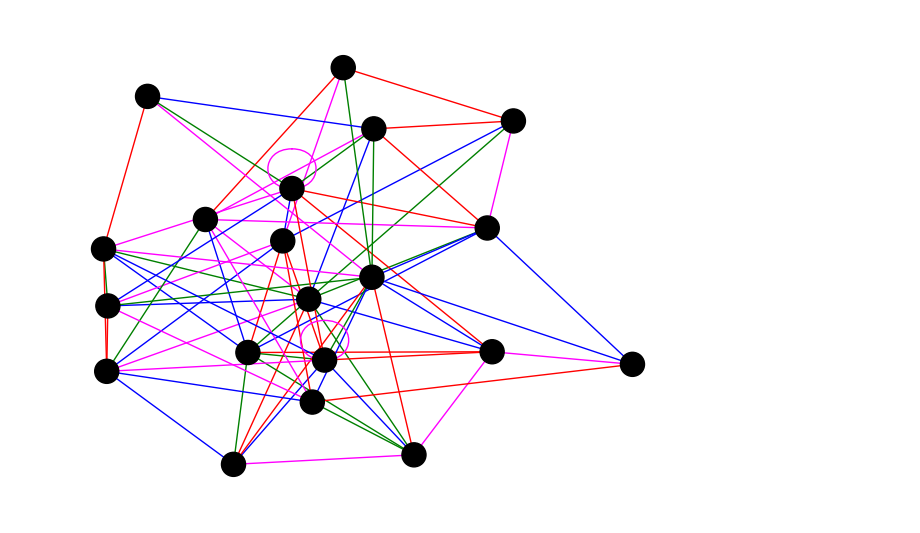
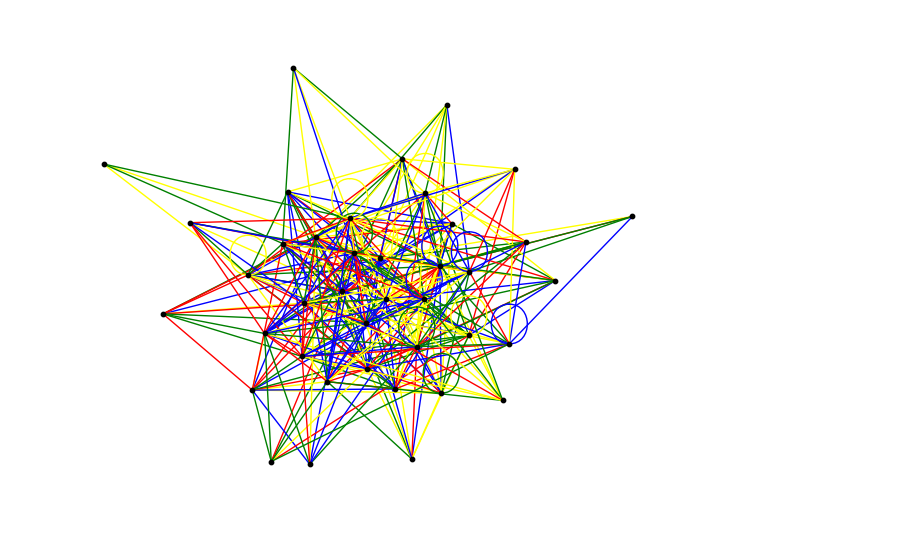
Before and after one commit to karoljanic/stem-soccer, a Jupyter notebook: investigation.ipynb, the cells around one changed output. Drawn from its saved outputs; the diff is of its cells as text; code cells hidden in the pictures.

Commit message:
Sketch of random sequence graph generating

```diff
--- a/investigation.ipynb
+++ b/investigation.ipynb
@@ -141,40 +139,74 @@ def barabasi_albert_with_coloring(n, m, node_coloring_function, edge_coloring_fu
         targets = random_subset(repeated_nodes, m)
 
         G.add_edges_from(zip([source] * m, targets))
         repeated_nodes.extend(targets)
         repeated_nodes.extend([source] * m)
 
         G.nodes[source]['color'] = node_coloring_function(G, source)
         for target in targets:
             G.edges[source, target]['color'] = edge_coloring_function(G, source, target)
 
         source += 1
 
     return G
 
+def sequence_random_graph(n, m, colors):
+    G = nx.Graph()
+    G.add_nodes_from(range(n))
+
+    current_nodes = [0]
+
+    for _ in range(5):
+        new_current_nodes = []
+        for node in current_nodes:
+            targets = random_subset(range(n), m)
+            for target in targets:
+                color = random.choice(colors)
+                G.add_edge(node, target, color=color)
+                if color == colors[0]:
+                    new_current_nodes.append(target)
+        current_nodes = new_current_nodes
+
+
+    return G
+
 def identity_coloring(color):
     return lambda G, *args: color
 
 def edge_coloring_1(G, source, target):
     adjacency_edges = G.edges(source)
     adjacency_edges_colors = [G.edges[edge]['color'] for edge in adjacency_edges if 'color' in G.edges[edge]]
     distinct_colors = set(adjacency_edges_colors + ['red', 'green', 'blue', 'magenta'])
     colors_count = {color: 1 / (1 + adjacency_edges_colors.count(color))**2 for color in distinct_colors}
 
     # print(f"source: {source}, target: {target}: {adjacency_edges} - {adjacency_edges_colors} - {colors_count}")
     return roll(colors_count)[0]
 
+def edge_coloring_2(G, source, target):
+    adjacency_edges = G.edges(source)
+    adjacency_edges_colors = [G.edges[edge]['color'] for edge in adjacency_edges if 'color' in G.edges[edge]]
+    distinct_colors = set(adjacency_edges_colors + ['red', 'green', 'blue', 'magenta'])
+    colors_count = {color: 1 / (1 + adjacency_edges_colors.count(color))**2 for color in distinct_colors}
 
-N = 20
-M = 4
+    # print(f"source: {source}, target: {target}: {adjacency_edges} - {adjacency_edges_colors} - {colors_count}")
+    return roll(colors_count)[0]
 
-barabasi_albert_graph = barabasi_albert_with_coloring(N, M, identity_coloring('black'), edge_coloring_1)
-node_colors = [barabasi_albert_graph.nodes[node]['color'] for node in barabasi_albert_graph.nodes]
-edge_colors = [barabasi_albert_graph.edges[edge]['color'] for edge in barabasi_albert_graph.edges]
 
-nx.draw(barabasi_albert_graph, with_labels=False, node_color=node_colors, edge_color=edge_colors)
+N = 40
+M = 8
+P = 0.2
+
+# barabasi_albert_graph = barabasi_albert_with_coloring(N, M, identity_coloring('black'), edge_coloring_2)
+# node_colors = [barabasi_albert_graph.nodes[node]['color'] for node in barabasi_albert_graph.nodes]
+# edge_colors = [barabasi_albert_graph.edges[edge]['color'] for edge in barabasi_albert_graph.edges]
+
+# nx.draw(barabasi_albert_graph, with_labels=False, node_color=node_colors, edge_color=edge_colors)
+
+sequence_random_graph = sequence_random_graph(N, M, ['red', 'green', 'blue', 'yellow'])
+edge_colors = [sequence_random_graph.edges[edge]['color'] for edge in sequence_random_graph.edges]
+nx.draw(sequence_random_graph, with_labels=False, node_size=10, node_color='black', edge_color=edge_colors)
 # %% [output]
-[figure, old version]
+[figure, new version]
 # %%
 VERTICES_NUMBER = 6
 ADD_EDGE_PROBABILITY = 0.8
```
Also changed, not shown: parts of 3 cells of this notebook.
